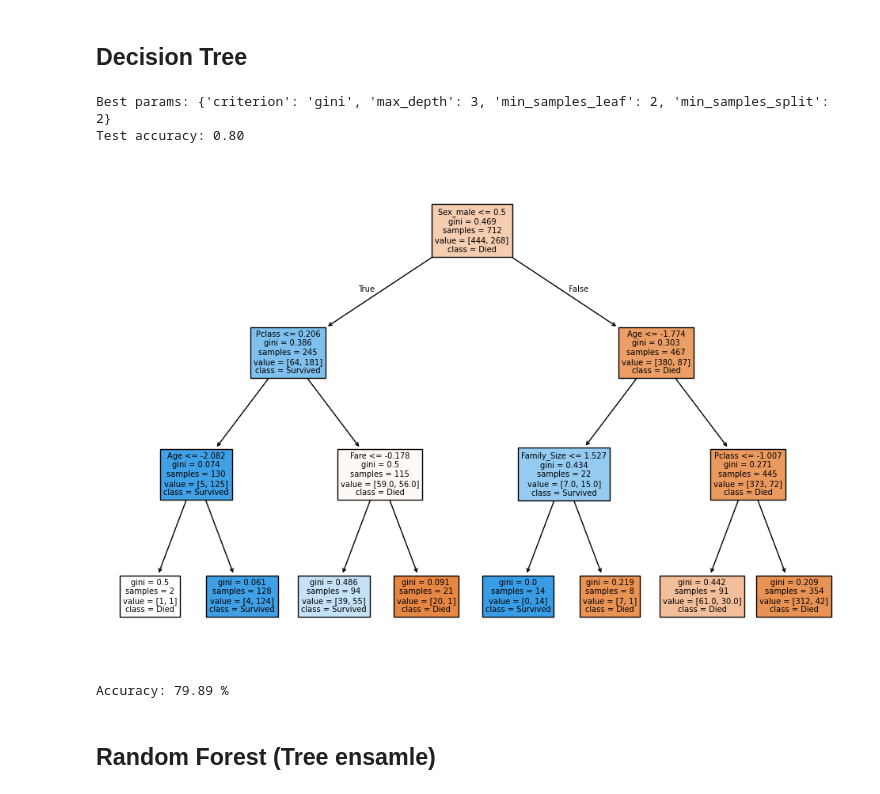
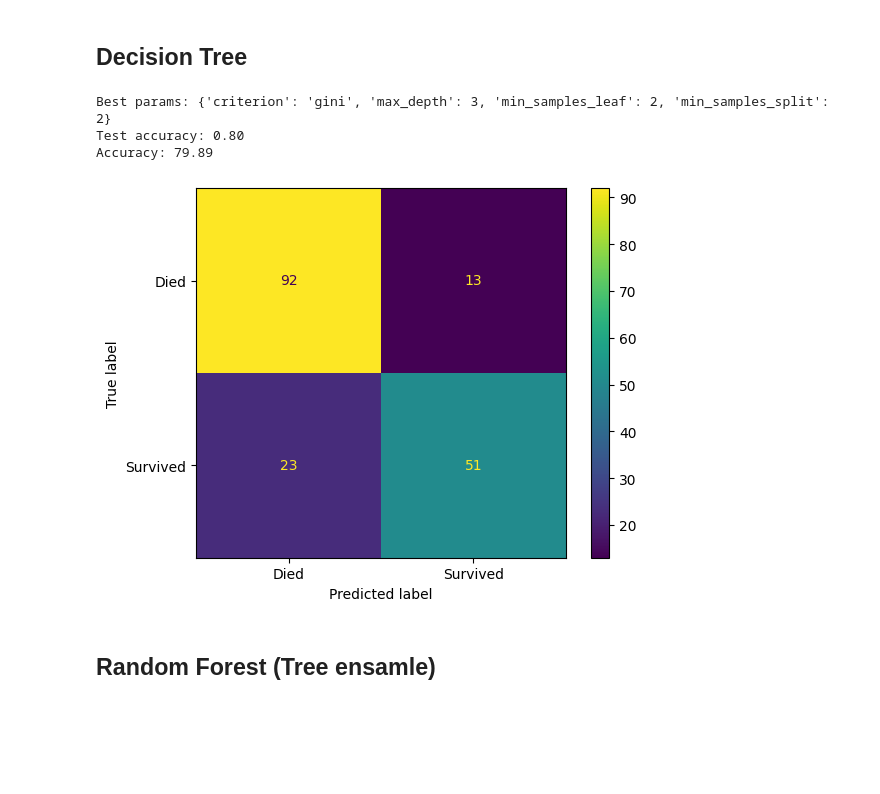
Before and after one commit to alexehrlich/titanic, a Jupyter notebook: data_exploration.ipynb, the cells around one changed output. Saved outputs shown, nothing was run; the diff lists cells and outputs as text; code cells hidden in the pictures; blank space fills up the shorter version.

```diff
--- a/data_exploration.ipynb
+++ b/data_exploration.ipynb
@@ -431,3 +435,14 @@ def split_data(train_df, numerical_features, categorical_features, target, test_
+# %%
+from sklearn.metrics import confusion_matrix, ConfusionMatrixDisplay
+
+def evaluate_prediction(y_pred, y_test, labels=['Died', 'Survived']):
+  if (type(y_pred) is torch.Tensor):
+    y_pred = np.reshape(y_pred.numpy(), newshape=len(y_test))
+  accuracy = (sum(y_pred == y_test) / len(y_test)) * 100
+  print(f"Accuracy: {accuracy:.2f}")
+  cm = confusion_matrix(y_test, y_pred)
+  disp = ConfusionMatrixDisplay(confusion_matrix=cm, display_labels=labels)
+  disp.plot()
 # %% [markdown]
 ## Logistic Regression
 ### Hyperparamters:
@@ -475,38 +491,38 @@ Accuracy: 81.01 %
 # %%
 from sklearn import tree
 
 param_grid = {
     'max_depth': [3, 5, 7, 10],
     'min_samples_split': [2, 5, 10],
     'min_samples_leaf': [1, 2, 4],
     'criterion': ['gini', 'entropy']
 }
 
 X_train, X_test, y_train, y_test = split_data(
     train_df,
     numerical_features=['Pclass', 'Age', 'Family_Size', 'Fare'],
     categorical_features = ['Sex'],
     target = 'Survived')
 
 grid = GridSearchCV(tree.DecisionTreeClassifier(), param_grid)
 grid.fit(X_train, y_train)
 print(f"Best params: {grid.best_params_}")
 print(f"Test accuracy: {grid.score(X_test, y_test):.2f}")
 
 tree_clf = tree.DecisionTreeClassifier(max_depth=3, criterion='gini',  min_samples_leaf=2, min_samples_split=2)
 tree_clf.fit(X_train, y_train)
 
 # Plot the decision tree
-plt.figure(figsize=(12,8))
-tree.plot_tree(tree_clf, filled=True, feature_names = ['Pclass', 'Age', 'Family_Size', 'Fare', 'Sex_male'], class_names=['Died', 'Survived'])
-plt.show()
+#plt.figure(figsize=(12,8))
+#tree.plot_tree(tree_clf, filled=True, feature_names = ['Pclass', 'Age', 'Family_Size', 'Fare', 'Sex_male'], class_names=['Died', 'Survived'])
+#plt.show()
 
-print(f"Accuracy: {(sum(tree_clf.predict(X_test) == y_test) / len(X_test)) * 100:.2f} %")
+evaluate_prediction(tree_clf.predict(X_test), y_test)
 # %% [output]
 Best params: {'criterion': 'gini', 'max_depth': 3, 'min_samples_leaf': 2, 'min_samples_split': 2}
 Test accuracy: 0.80
+Accuracy: 79.89
-[figure, old version]
+[figure, new version]
-Accuracy: 79.89 %
 # %% [markdown]
 ## Random Forest (Tree ensamle)
 # %%
```
Also changed, not shown: parts of 6 cells of this notebook.
